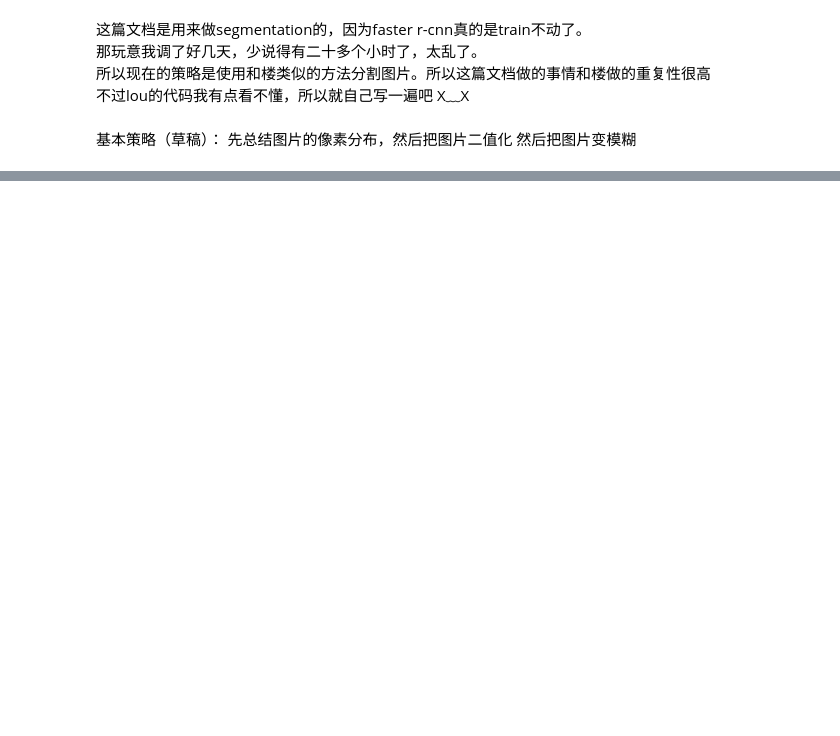
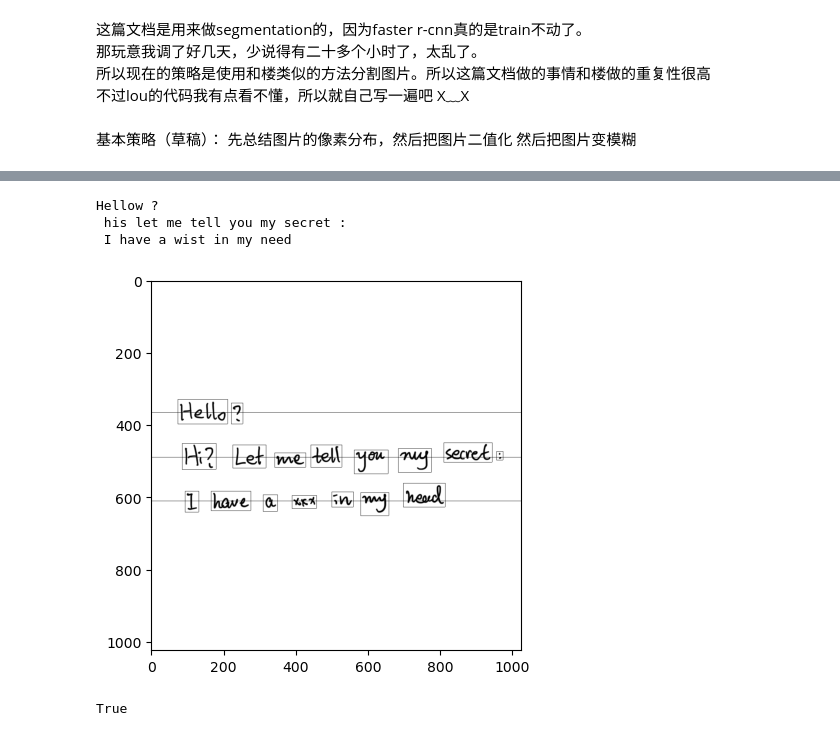
Before and after one commit to Ken-2511/HandwritingRecognition, a Jupyter notebook: Train/Segmentation.ipynb, the cells around one changed output, grey strips where cells are left out. Cells and saved outputs as stored; diff of their text form; code cells hidden in the pictures; blank space fills up the shorter version.

```diff
--- a/Train/Segmentation.ipynb
+++ b/Train/Segmentation.ipynb
@@ -339,11 +340,46 @@ a schamined 's wite needed to be speared as much
 True
 # %%
 # 让模型能够应付一张保存在本地的图片
-img = cv2.imread('test.png', cv2.IMREAD_GRAYSCALE)
+img = cv2.imread('69545701151adf46bd42884037b1856.jpg', cv2.IMREAD_GRAYSCALE)
 # pad image
 w, h = img.shape[1], img.shape[0]
 new_len = w if w > h else h
 new_img = np.ones((new_len, new_len), dtype=np.uint8) * 255
 new_img[(new_len-h)//2:(new_len-h)//2+h, (new_len-w)//2:(new_len-w)//2+w] = img
 # resize image
-new_img = cv2.resize(new_img, (128, 128)).reshape(1, 128, 128)
+new_img = cv2.resize(new_img, (1024, 1024))
+new_img = new_img.reshape(1, 1024, 1024)
+new_img = torch.tensor(new_img, dtype=torch.float32)
+
+ans = predict(model, new_img)
+print(ans["paragraph"])
+
+img = new_img.clone()
+# for rect in ans["rectangles"]:
+#     x1, y1, x2, y2 = rect
+#     img[0, x1:x2, y1] = 0
+#     img[0, x1:x2, y2] = 0
+#     img[0, x1, y1:y2] = 0
+#     img[0, x2, y1:y2] = 0
+
+# 给每一行画一条线
+for row in ans["rows"]:
+    y = int(row.y_mean)
+    img[0, y, :] = 0
+    for rect in row.rectangles:
+        y1, x1, y2, x2 = rect
+        img[0, y1, x1:x2] = 0
+        img[0, y2, x1:x2] = 0
+        img[0, y1:y2, x1] = 0
+        img[0, y1:y2, x2] = 0
+
+
+show_img(img)
+# 把image保存下来
+cv2.imwrite('test.png', img[0].numpy())
+# %% [output]
+Hellow ?
+ his let me tell you my secret :
+ I have a wist in my need
+[figure, added]
+True
```
Also changed, not shown: parts of 1 cell of this notebook, 6 other files.
